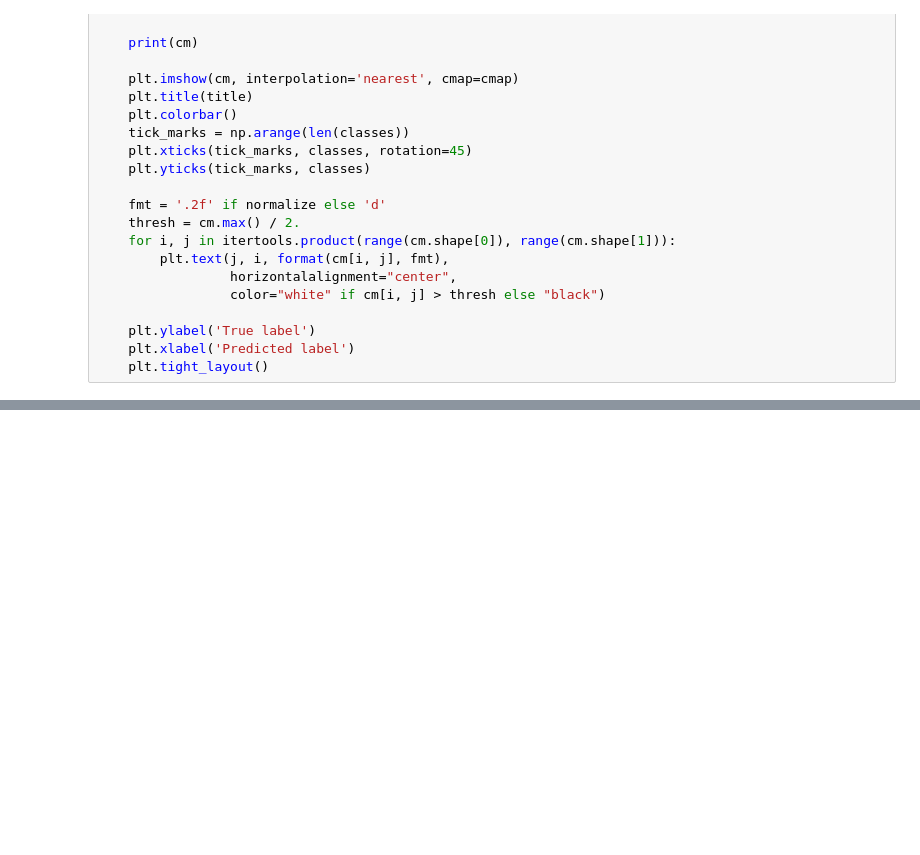
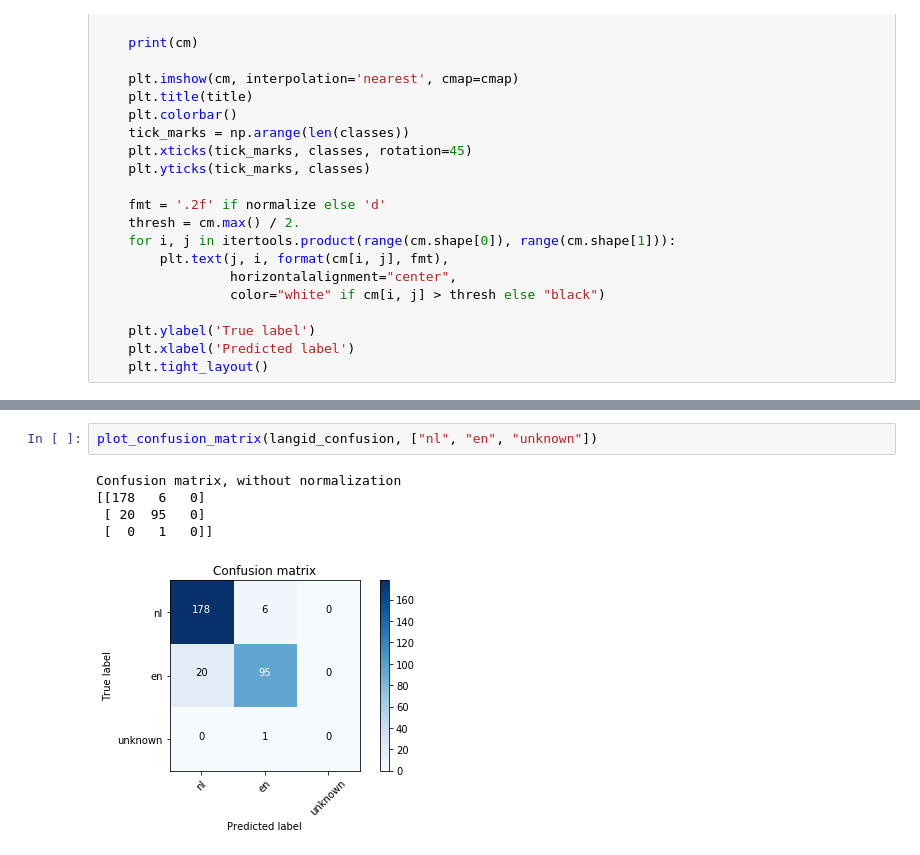
Before and after one commit to SURFpol/pol-research, a Jupyter notebook: notebooks/Language analysis.ipynb, the cells around one changed output, grey strips where cells are left out. Saved outputs shown, nothing was run; the diff lists cells and outputs as text; blank space fills up the shorter version.

```diff
--- a/notebooks/Language analysis.ipynb
+++ b/notebooks/Language analysis.ipynb
@@ -70,0 +143,8 @@ Confusion matrix, without normalization
+# %%
+plot_confusion_matrix(langid_confusion, ["nl", "en", "unknown"])
+# %% [output]
+Confusion matrix, without normalization
+[[178   6   0]
+ [ 20  95   0]
+ [  0   1   0]]
+[figure, added]
```
Also changed, not shown: parts of 12 cells of this notebook.
